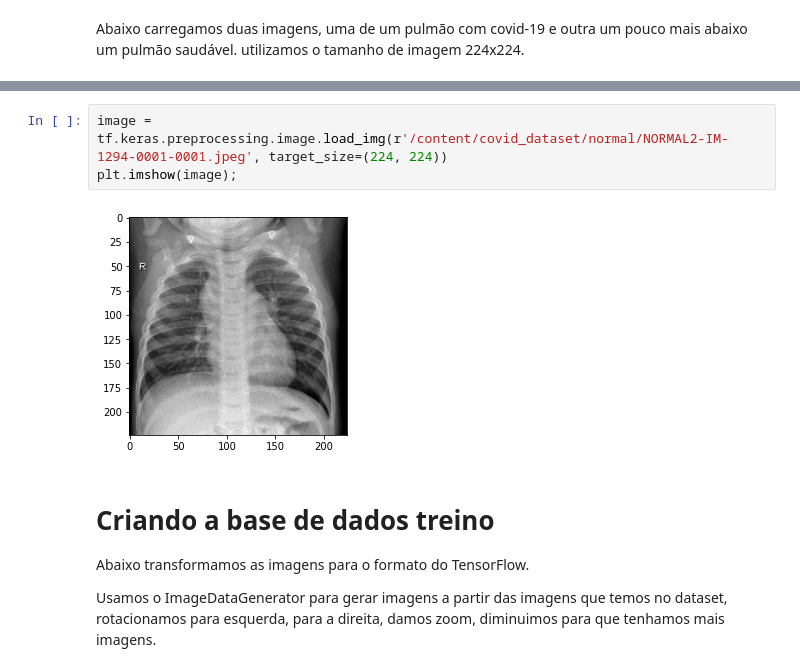
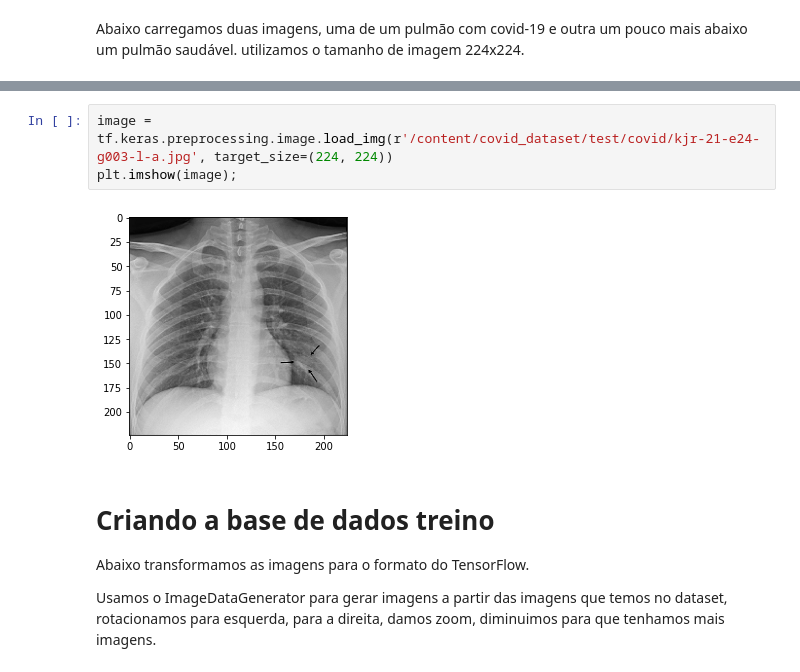
Before and after one commit to AmadeuAnjos/IniciacaoCientifica-Lung, a Jupyter notebook: COVID_19_Lung.ipynb, the cells around one changed output, grey strips where cells are left out. Drawn from its saved outputs; the diff is of its cells as text.

```diff
--- a/COVID_19_Lung.ipynb
+++ b/COVID_19_Lung.ipynb
@@ -41,8 +41,8 @@ plt.imshow(image);
 # %%
-image = tf.keras.preprocessing.image.load_img(r'/content/covid_dataset/normal/NORMAL2-IM-1294-0001-0001.jpeg', target_size=(224, 224))
+image = tf.keras.preprocessing.image.load_img(r'/content/covid_dataset/test/covid/kjr-21-e24-g003-l-a.jpg', target_size=(224, 224))
 plt.imshow(image);
 # %% [output]
-[figure, old version]
+[figure, new version]
 # %% [markdown]
 # Criando a base de dados treino
 
```
Also changed, not shown: parts of 61 cells of this notebook.
